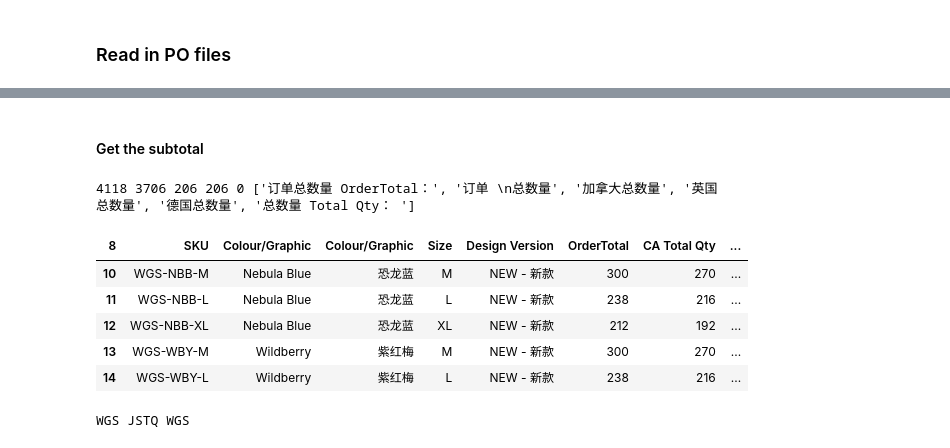
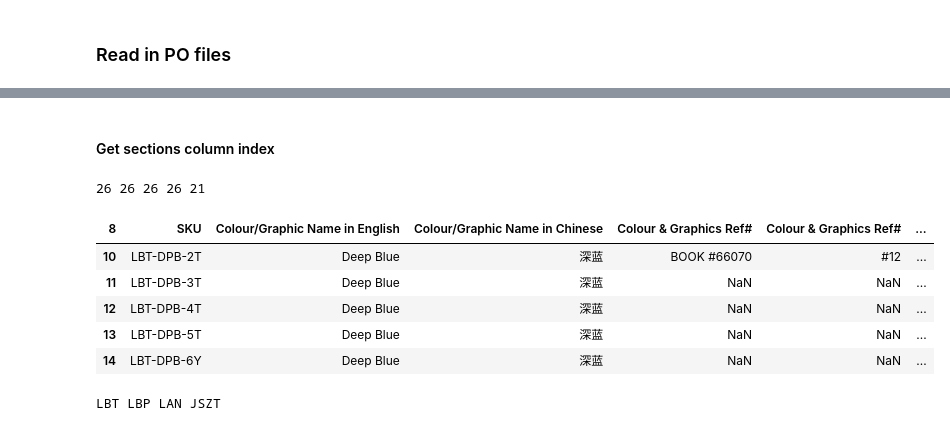
Before and after one commit to gloriali/JandJ, a Jupyter notebook: POtracking.ipynb, the cells around one changed output, grey strips where cells are left out. Drawn from its saved outputs; the diff is of its cells as text; code cells hidden in the pictures.

```diff
--- a/POtracking.ipynb
+++ b/POtracking.ipynb
@@ -146,4 +165,4 @@ Name: 3, dtype: object
 # %%
-POn = ["P" + str(n) for n in range(203, 204)]
+POn = ["P" + str(n) for n in range(283, 284)]
 print(POn)
 # %% [output]
@@ -172,2 +194,2 @@ PO.head(11)
 # %% [markdown]
-#### Get the subtotal
+#### Get sections column index
@@ -192,37 +196,39 @@ def next_non_empty(df, value, dim, n):
 # %%
-total = PO.iloc[next_non_empty(PO, "OrderTotal", "col", 1)]
-try: CA_total = PO.iloc[next_non_empty(PO, "加拿大总数量", "row", 2)]
-except (KeyError, IndexError): CA_total = 0
-try: UK_total = PO.iloc[next_non_empty(PO, "英国总数量", "row", 2)]
-except (KeyError, IndexError): UK_total = 0
-try: DE_total = PO.iloc[next_non_empty(PO, "德国总数量", "row", 2)]
-except (KeyError, IndexError): DE_total = 0
-try: CN_total = PO.iloc[next_non_empty(PO, "中国总数量", "row", 2)]
-except (KeyError, IndexError): CN_total = 0
-destination = PO[PO.applymap(lambda x: '总数量' in str(x))].stack().tolist()
-print(total, CA_total, UK_total, DE_total, CN_total, destination)
+destination = [x.replace(' ', '').replace('\n', '').replace('：', ':') for x in PO[PO.applymap(lambda x: '总数量' in str(x))].stack().tolist()]
+ws = [x for x in destination if x not in ['订单总数量OrderTotal:', '订单总数量', '加拿大总数量', '英国总数量', '德国总数量', '总数量TotalQty:']]
+try: (CA_PO_r, CA_PO_c) = PO.where(PO.eq('加拿大总数量')).stack().index.tolist()[0]
+except (KeyError, IndexError): (CA_PO_r, CA_PO_c) = (PO.shape[0]+1, PO.shape[1]+1)
+try: (UK_PO_r, UK_PO_c) = PO.where(PO.eq('英国总数量')).stack().index.tolist()[0]
+except (KeyError, IndexError): (UK_PO_r, UK_PO_c) = (PO.shape[0]+1, PO.shape[1]+1)
+try: (DE_PO_r, DE_PO_c) = PO.where(PO.eq('德国总数量')).stack().index.tolist()[0]
+except (KeyError, IndexError): (DE_PO_r, DE_PO_c) = (PO.shape[0]+1, PO.shape[1]+1)
+try: (CN_PO_r, CN_PO_c) = PO.where(PO.eq('中国总数量')).stack().index.tolist()[0]
+except (KeyError, IndexError): (CN_PO_r, CN_PO_c) = (PO.shape[0]+1, PO.shape[1]+1)
+try: (WS_PO_r, WS_PO_c) = PO.where(PO.eq(ws[0])).stack().index.tolist()[0]
+except (KeyError, IndexError): (WS_PO_r, WS_PO_c) = (PO.shape[0]+1, PO.shape[1]+1)
+print(CA_PO_c, UK_PO_c, DE_PO_c, CN_PO_c, WS_PO_c)
 # %% [output]
-4118 3706 206 206 0 ['订单总数量 OrderTotal：', '订单 \n总数量', '加拿大总数量', '英国总数量', '德国总数量', '总数量 Total Qty： ']
+26 26 26 26 21
 # %%
-(r, c) = PO.where(PO.eq('SKU')).stack().index.tolist()[0]
-PO_detail = pd.DataFrame(data = PO.iloc[r+2:PO.shape[0], c:PO.shape[1]])
-PO_detail.columns = PO.iloc[r, c:PO.shape[1]]
-PO_detail = PO_detail.dropna(subset = 'SKU')
+(SKU_r, SKU_c) = PO.where(PO.eq('SKU')).stack().index.tolist()[0]
+PO_detail = pd.DataFrame(data = PO.iloc[SKU_r+2:PO.shape[0], SKU_c:PO.shape[1]])
+PO_detail.columns = PO.iloc[SKU_r, SKU_c:PO.shape[1]].replace('\n', '', regex = True)
+PO_detail['SKU'] = PO_detail['SKU'].str.strip()
+PO_detail = PO_detail[PO_detail['SKU'].astype(bool)]
 PO_detail.head()
+#PO_detail.iloc[:, [WS_PO_c-SKU_c]]
 # %% [output]
-| 8 | SKU | Colour/Graphic | Colour/Graphic | Size | Design Version | OrderTotal | CA Total Qty | ... |
-| 10 | WGS-NBB-M | Nebula Blue | 恐龙蓝 | M | NEW - 新款 | 300 | 270 | ... |
-| 11 | WGS-NBB-L | Nebula Blue | 恐龙蓝 | L | NEW - 新款 | 238 | 216 | ... |
-| 12 | WGS-NBB-XL | Nebula Blue | 恐龙蓝 | XL | NEW - 新款 | 212 | 192 | ... |
-| 13 | WGS-WBY-M | Wildberry | 紫红梅 | M | NEW - 新款 | 300 | 270 | ... |
-| 14 | WGS-WBY-L | Wildberry | 紫红梅 | L | NEW - 新款 | 238 | 216 | ... |
+| 8 | SKU | Colour/Graphic Name in English | Colour/Graphic Name in Chinese | Colour & Graphics Ref# | Colour & Graphics Ref# | ... |
+| 10 | LBT-DPB-2T | Deep Blue | 深蓝 | BOOK #66070 | #12 | ... |
+| 11 | LBT-DPB-3T | Deep Blue | 深蓝 | NaN | NaN | ... |
+| 12 | LBT-DPB-4T | Deep Blue | 深蓝 | NaN | NaN | ... |
+| 13 | LBT-DPB-5T | Deep Blue | 深蓝 | NaN | NaN | ... |
+| 14 | LBT-DPB-6Y | Deep Blue | 深蓝 | NaN | NaN | ... |
 # %%
 cat_list = list(dict.fromkeys(PO_detail['SKU'].replace('-.*', '', regex = True).tolist()))
-fac_list = [factory[x] for x in cat_list]
+fac_list = list(dict.fromkeys([factory[x] for x in cat_list]))
 cat = ' '.join(cat_list)
 fac = ' '.join(fac_list)
-try: name = PO.iloc[next_non_empty(PO, "Product Name", "col", 1)]
-except (KeyError, IndexError): name = cat
-print(cat, fac, name)
+print(cat, fac)
 # %% [output]
-WGS JSTQ WGS
+LBT LBP LAN JSZT
```
Also changed, not shown: parts of 7 cells of this notebook.
